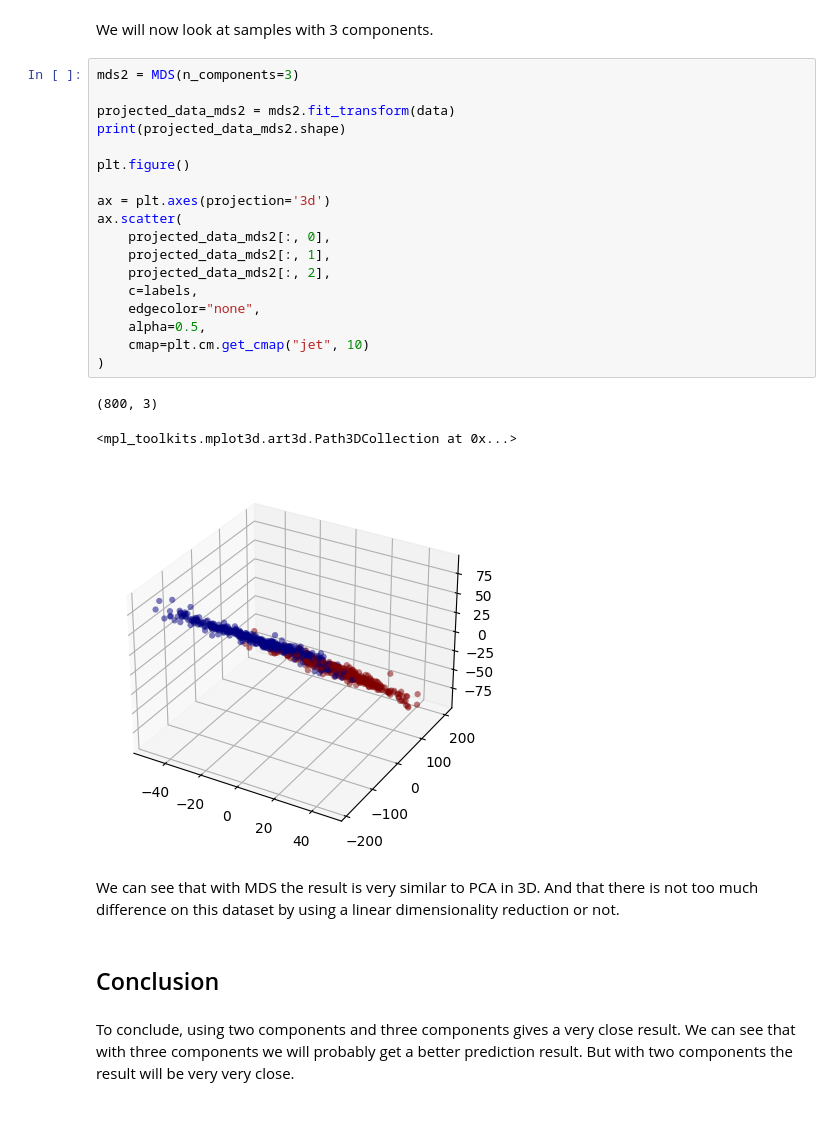
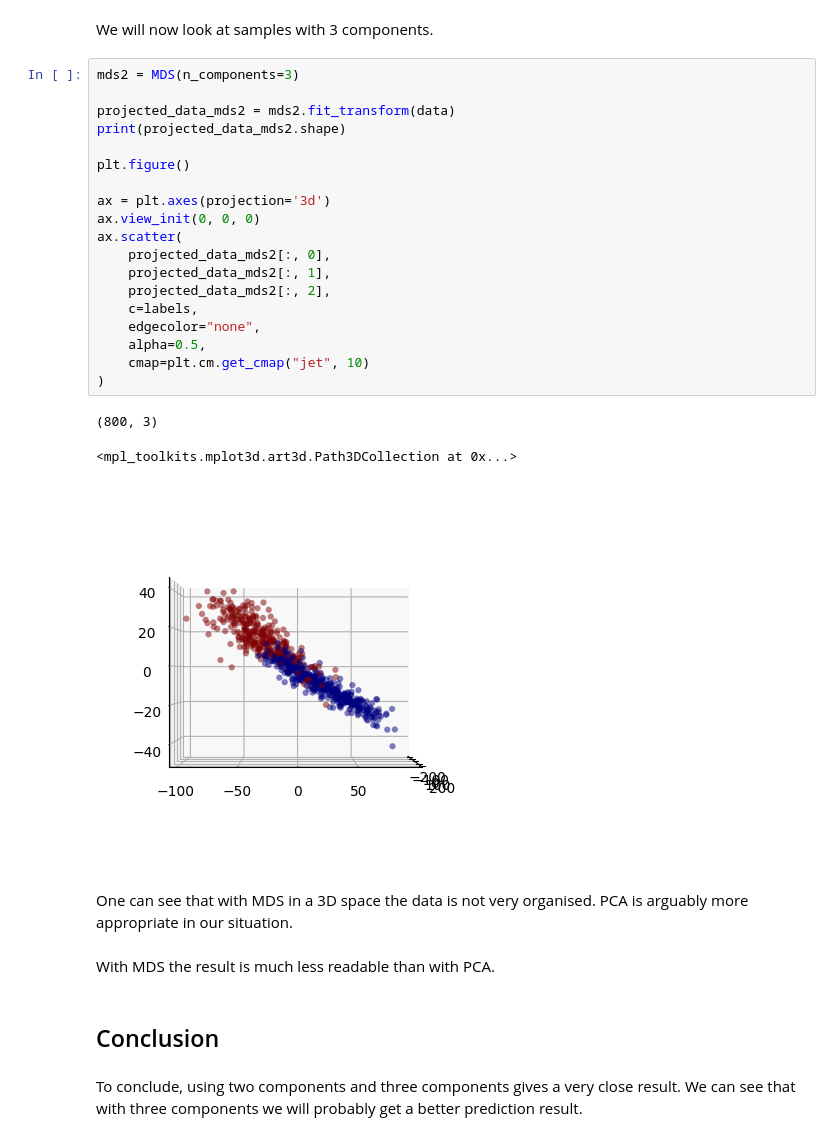
Before and after one commit to XxAlpha25xX/MachineLearningUnsupervised, a Jupyter notebook: part 2/part 2.ipynb, the cells around one changed output. Drawn from its saved outputs; the diff is of its cells as text.

```diff
--- a/part 2/part 2.ipynb
+++ b/part 2/part 2.ipynb
@@ -158,31 +159,34 @@ We will now look at samples with 3 components.
 # %%
 mds2 = MDS(n_components=3)
 
 projected_data_mds2 = mds2.fit_transform(data)
 print(projected_data_mds2.shape)
 
 plt.figure()
 
 ax = plt.axes(projection='3d')
+ax.view_init(0, 0, 0)
 ax.scatter(
     projected_data_mds2[:, 0],
     projected_data_mds2[:, 1],
     projected_data_mds2[:, 2],
     c=labels,
     edgecolor="none",
     alpha=0.5,
     cmap=plt.cm.get_cmap("jet", 10)
 )
 # %% [output]
 (800, 3)
 <mpl_toolkits.mplot3d.art3d.Path3DCollection at 0x...>
-[figure, old version]
+[figure, new version]
-# %% [markdown]
-We can see that with MDS the result is very similar to PCA in 3D. And that there is not too much difference on this dataset by using a linear dimensionality reduction or not.
+# %% [markdown]
+One can see that with MDS in a 3D space the data is not very organised. PCA is arguably more appropriate in our situation.
+# %% [markdown]
+With MDS the result is much less readable than with PCA.
 # %% [markdown]
 ## Conclusion
 # %% [markdown]
-To conclude, using two components and three components gives a very close result. We can see that with three components we will probably get a better prediction result. But with two components the result will be very very close.
+To conclude, using two components and three components gives a very close result. We can see that with three components we will probably get a better prediction result.
 # %% [markdown]
 <a style='text-decoration:none;line-height:16px;display:flex;color:#5B5B62;padding:10px;justify-content:end;' href='https://deepnote.com?utm_source=created-in-deepnote-cell&projectId=78fee1a8-8fdd-4237-ba69-e565ec384717' target="_blank">
 <img alt='Created in deepnote.com' style='display:inline;max-height:16px;margin:0px;margin-right:7.5px;' src='embedded-picture-1' > </img>
```
Also changed, not shown: parts of 3 cells of this notebook.
